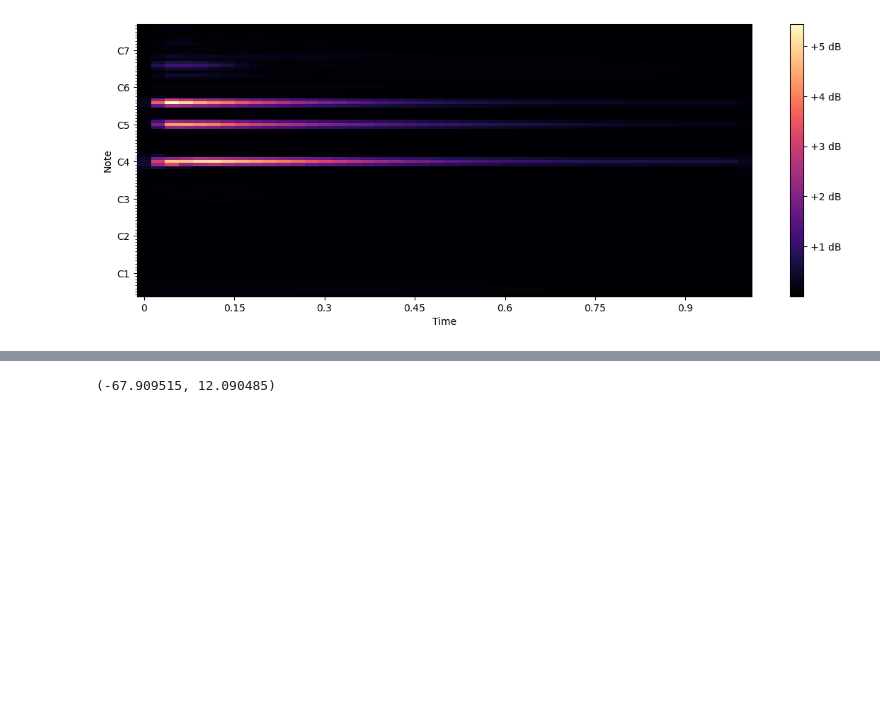
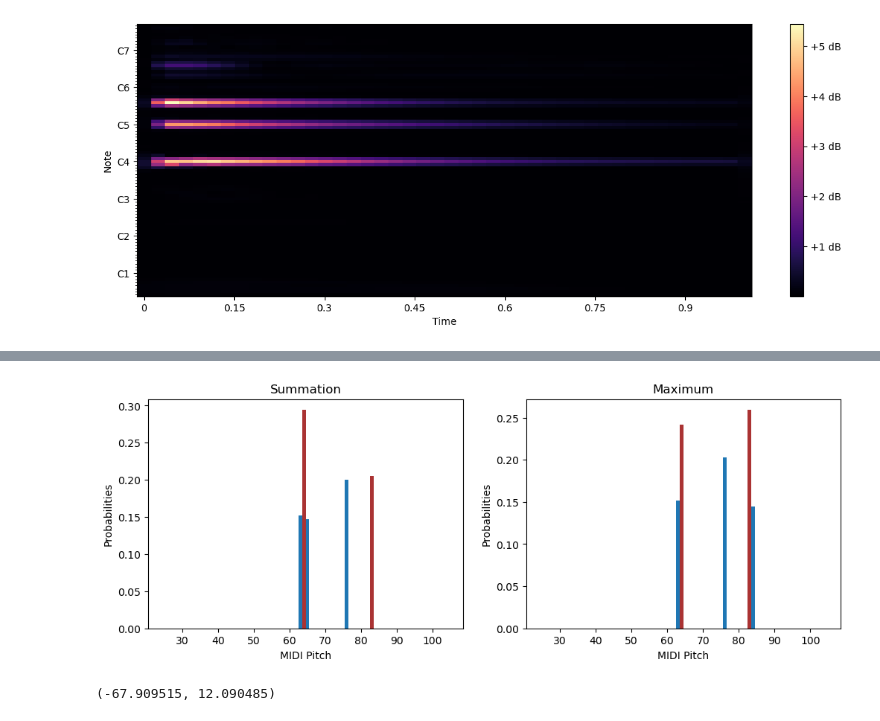
Before and after one commit to jd-rub/MA-thesis, a Jupyter notebook: notebooks/preprocessing_testing.ipynb, the cells around one changed output, grey strips where cells are left out. Drawn from its saved outputs; the diff is of its cells as text; code cells hidden in the pictures; blank space fills up the shorter version.

```diff
--- a/notebooks/preprocessing_testing.ipynb
+++ b/notebooks/preprocessing_testing.ipynb
@@ -89,3 +96,34 @@ ax[1].autoscale(enable=True, axis='x', tight=True)
+# %%
+k_pitches = 5
+sums = np.sum(cqt_harm_magn, axis=1)
+part_idx = np.argpartition(sums, kth=-k_pitches)[-k_pitches]
+part_val = sums[part_idx]
+sums[sums < (part_val - 0.0001)] = 0
+probs_sum = sums / np.sum(sums)
+fig, ax = plt.subplots(nrows=1, ncols=2,figsize=(12,4))
+ax[0].bar(x=list(range(21, 21+len(sums))), height=probs_sum, width=1)
+ax[0].patches[43].set_facecolor('#aa3333')
+ax[0].patches[62].set_facecolor('#aa3333')
+ax[0].set_xlabel("MIDI Pitch")
+ax[0].set_ylabel("Probabilities")
+ax[0].set_title("Summation")
+# ax[0].set_yticks([0, 0.03, 0.06, 0.09, 0.12, 0.15, 0.18])
+ax[0].autoscale(enable=True, axis='x', tight=True)
+
+maxes = np.max(cqt_harm_magn, axis=1)
+part_idx = np.argpartition(maxes, kth=-k_pitches)[-k_pitches]
+part_val = maxes[part_idx]
+maxes[maxes < (part_val - 0.0001)] = 0
+probs_max = maxes / np.sum(maxes)
+ax[1].bar(x=list(range(21, 21+len(sums))), height=probs_max, width=1)
+ax[1].patches[43].set_facecolor('#aa3333')
+ax[1].patches[62].set_facecolor('#aa3333')
+ax[1].set_xlabel("MIDI Pitch")
+ax[1].set_ylabel("Probabilities")
+ax[1].set_title("Maximum")
+ax[1].autoscale(enable=True, axis='x', tight=True)
+# %% [output]
+[figure, added]
 # %%
 np.min(log_cqt), np.max(log_cqt)
 # %% [output]
```
Also changed, not shown: parts of 2 cells of this notebook, 1 other file.
